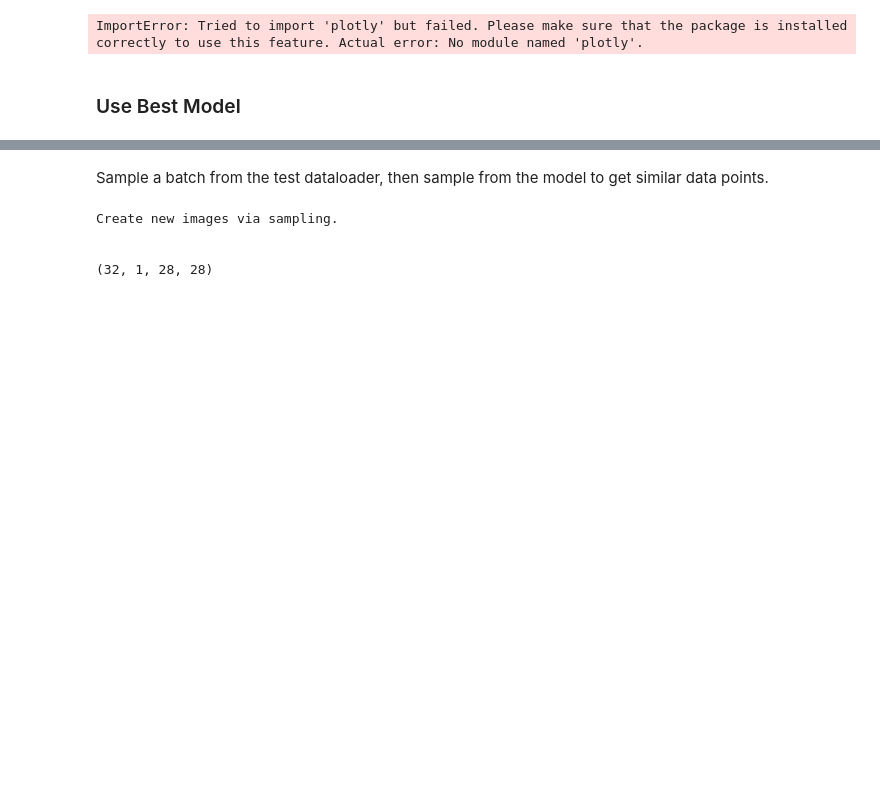
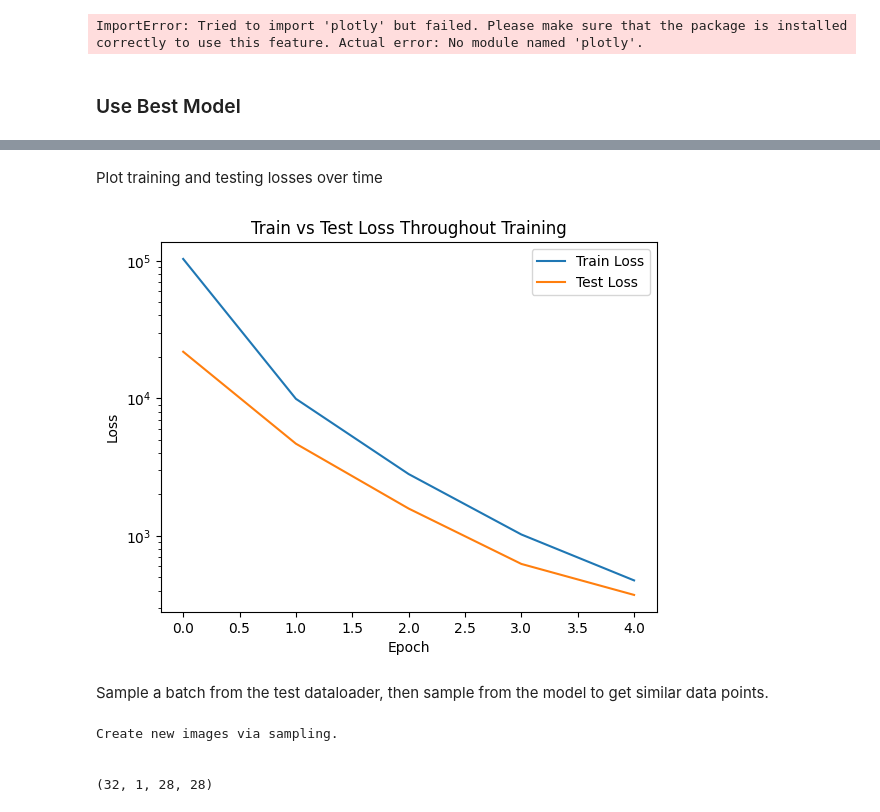
Before and after one commit to kpercy1/VAE-Implementation, a Jupyter notebook: VAE.ipynb, the cells around one changed output, grey strips where cells are left out. Cells and saved outputs as stored; diff of their text form; code cells hidden in the pictures; blank space fills up the shorter version.

Commit message:
Tried to remove posterior collapse.
Added dropout, annealling, etc.
Also added better printing and plotting
for epoch training and testing losses

```diff
--- a/VAE.ipynb
+++ b/VAE.ipynb
@@ -219,6 +226,7 @@ def loss_per_batch(X, z, Q, P):
   """
   Function to compute loss over entire batch. In a VAE, this is the negative of the evidence lower bound (ELBO).
   We wish to maximise the ELBO, hence we minimise the negative ELBO.
+  The negative ELBO is given by KL_divergence - P_log_likelihood.
 
   Note that we assume that the latent variables z are drawn from a multivariate standard normal
   distribution, N(0, I).
@@ -241,7 +249,12 @@ def loss_per_batch(X, z, Q, P):
   because we assume that the covariance matrices are diagonal.
 
   Outputs:
-  - loss: a float for the loss to be maximised
+  - P_log_likelihood: log likelihood of the observed data points given the latent variables.
+  Shape: (batch_size)
+  - KL_divergence: KL divergence between the given Q(z|X) and the standard normal distribution N(0, I).
+  Shape: (batch_size)
+
+  Note that the ELBO (which is a single value for loss) is KL_divergence - P_log_likelihood.
   """
 
   #Initialise variables
@@ -256,9 +269,8 @@ def loss_per_batch(X, z, Q, P):
   #Sum over observed variables and average over latent variables
   P_log_likelihood = torch.mean(torch.sum(P_log_likelihood, dim = 2), dim = 1)
   KL_divergence = diag_normal_std_normal_KL(Q.loc, Q.scale)
-  loss = - P_log_likelihood + KL_divergence
 
-  return loss
+  return P_log_likelihood, KL_divergence
 
 print("All functions generated")
 # %% [output]
@@ -293,7 +305,7 @@ for i in range(batch_size):
 
 #Test 1: normal_KL_divergence_from_standard_normal()
 print(f"\n\nnormal_KL_divergence_from_standard_normal test.\nExpected value==Test Value: {torch.allclose(expected_KL, test_KL, atol=1e-5, rtol=1e-3)}.\nManually-calculated value == Expected Value: {torch.allclose(manual_KL, expected_KL, atol=1e-5, rtol=1e-3)}.\nManually-calculated value == Test Value: {torch.allclose(manual_KL, test_KL, atol=1e-5, rtol=1e-3)}")
-
+#print("manual_KL: ", manual_KL)
 #Test passed
 
 #Initialise variables
@@ -324,13 +336,8 @@ manual_KL_divergence = torch.distributions.kl_divergence(Q_multi, Z)
 
 #Average over all z samples
 manual_loss = -manual_P_log_likelihood + manual_KL_divergence
-test_loss = loss_per_batch(X, z, Q, P)
-
-
-#FIX DIMENSIONS, THEN COMMIT EFFICIENCY IMPROVEMENTS
-
-
-
+test_P_log_likelihood, test_KL_divergence = loss_per_batch(X, z, Q, P)
+test_loss = -test_P_log_likelihood + test_KL_divergence
 
 #TEST 2: loss_per_batch
 print(f"\n\nloss_per_batch test.\nExpected_value == Obtained_value: {torch.allclose(manual_loss, test_loss, atol=1e-5, rtol=1e-3)}.")
@@ -689,8 +769,10 @@ for (images, digits) in train_loader:
     break
 batch_size = images.shape[0]
 z_batch_size = 1
-n_epochs = 5
-optuna_n_trials = 1
+n_epochs = 20
+optuna_n_trials = 30
+optuna_train_losses = torch.zeros((0, n_epochs))
+optuna_test_losses = torch.zeros((0, n_epochs))
 
 # Run the study
 study = optuna.create_study(direction="minimize")
@@ -764,7 +857,7 @@ n_observed = torch.prod(torch.tensor(images[(0,) + (slice(None),) * (images.dim(
 # Rebuild and retrain the model
 best_model = VAE(n_observed, n_latent, f_hidden_sizes, Q_hidden_sizes, z_batch_size)
 optimiser = torch.optim.Adam(best_model.parameters(), lr=learning_rate)
-best_model = train_VAE(train_loader, best_model, n_epochs, optimiser)
+best_model, epoch_train_losses, epoch_test_losses = train_VAE(train_loader, test_loader, best_model, n_epochs, optimiser, print_flag = True)
 
 print("\nRe-training Complete.\n")
 # %% [output]
@@ -776,5 +879,21 @@ Epoch number: 5/5. Total epoch loss: 1082.0457763671875.
 
 Re-training Complete.
+# %% [markdown]
+Plot training and testing losses over time
+# %%
+import matplotlib.pyplot as plt
+
+#Plot train and test losses
+plt.plot(epoch_train_losses.detach().numpy(), label='Train Loss')
+plt.plot(epoch_test_losses.detach().numpy(), label='Test Loss')
+plt.yscale('log')
+plt.xlabel('Epoch')
+plt.ylabel('Loss')
+plt.title('Train vs Test Loss Throughout Training')
+plt.legend()
+plt.show()
+# %% [output]
+[figure, added]
 # %% [markdown]
 Sample a batch from the test dataloader, then sample from the model to get similar data points.
 # %%
```
Also changed, not shown: parts of 9 cells of this notebook.
